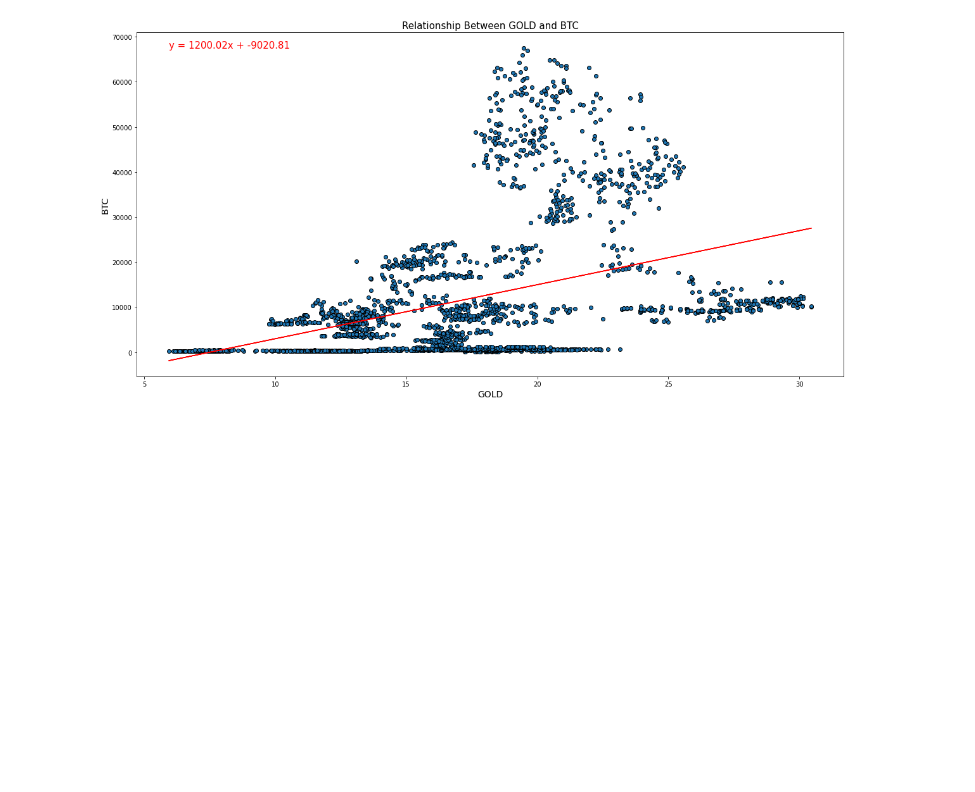
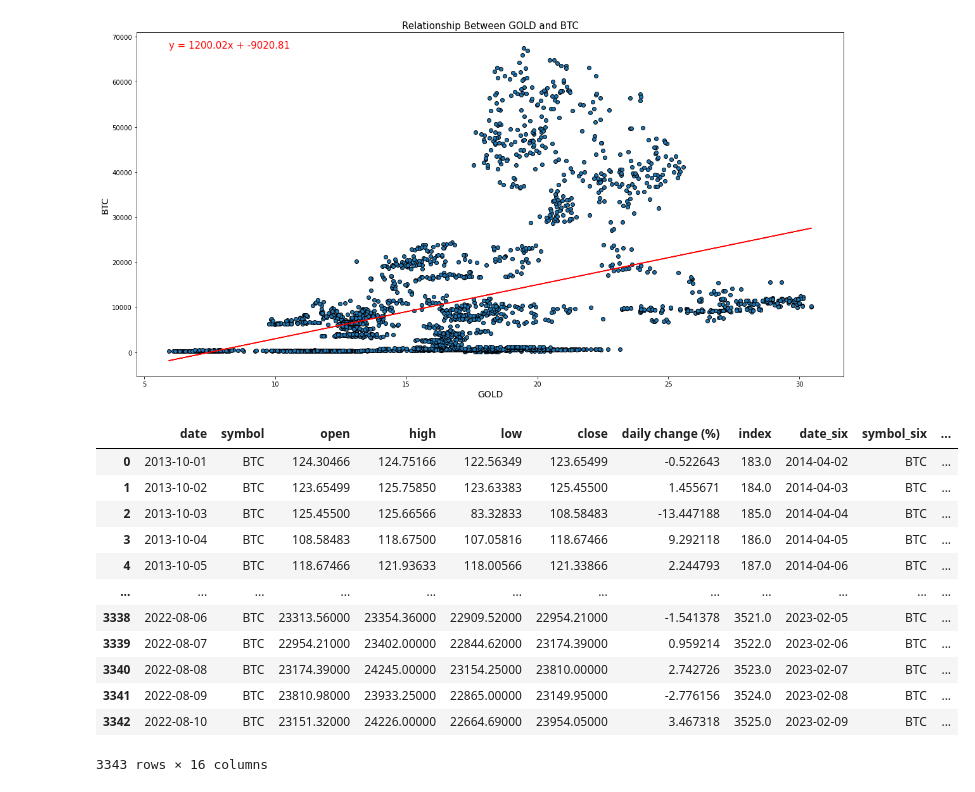
Before and after one commit to SMKSmith/Project1, a Jupyter notebook: visualizations.ipynb, the cells around one changed output. Saved outputs shown, nothing was run; the diff lists cells and outputs as text; code cells hidden in the pictures; blank space fills up the shorter version.

```diff
--- a/visualizations.ipynb
+++ b/visualizations.ipynb
@@ -302,0 +309,16 @@ The correlation coefficient between GOLD and BTC is 0.39
+# %%
+compare_btc_df
+# %% [output]
+|  | date | symbol | open | high | low | close | daily change (%) | index | date_six | symbol_six | ... |
+| 0 | 2013-10-01 | BTC | 124.30466 | 124.75166 | 122.56349 | 123.65499 | -0.522643 | 183.0 | 2014-04-02 | BTC | ... |
+| 1 | 2013-10-02 | BTC | 123.65499 | 125.75850 | 123.63383 | 125.45500 | 1.455671 | 184.0 | 2014-04-03 | BTC | ... |
+| 2 | 2013-10-03 | BTC | 125.45500 | 125.66566 | 83.32833 | 108.58483 | -13.447188 | 185.0 | 2014-04-04 | BTC | ... |
+| 3 | 2013-10-04 | BTC | 108.58483 | 118.67500 | 107.05816 | 118.67466 | 9.292118 | 186.0 | 2014-04-05 | BTC | ... |
+| 4 | 2013-10-05 | BTC | 118.67466 | 121.93633 | 118.00566 | 121.33866 | 2.244793 | 187.0 | 2014-04-06 | BTC | ... |
+| ... | ... | ... | ... | ... | ... | ... | ... | ... | ... | ... | ... |
+| 3338 | 2022-08-06 | BTC | 23313.56000 | 23354.36000 | 22909.52000 | 22954.21000 | -1.541378 | 3521.0 | 2023-02-05 | BTC | ... |
+| 3339 | 2022-08-07 | BTC | 22954.21000 | 23402.00000 | 22844.62000 | 23174.39000 | 0.959214 | 3522.0 | 2023-02-06 | BTC | ... |
+| 3340 | 2022-08-08 | BTC | 23174.39000 | 24245.00000 | 23154.25000 | 23810.00000 | 2.742726 | 3523.0 | 2023-02-07 | BTC | ... |
+| 3341 | 2022-08-09 | BTC | 23810.98000 | 23933.25000 | 22865.00000 | 23149.95000 | -2.776156 | 3524.0 | 2023-02-08 | BTC | ... |
+| 3342 | 2022-08-10 | BTC | 23151.32000 | 24226.00000 | 22664.69000 | 23954.05000 | 3.467318 | 3525.0 | 2023-02-09 | BTC | ... |
+3343 rows × 16 columns
```
Also changed, not shown: parts of 17 cells of this notebook.
